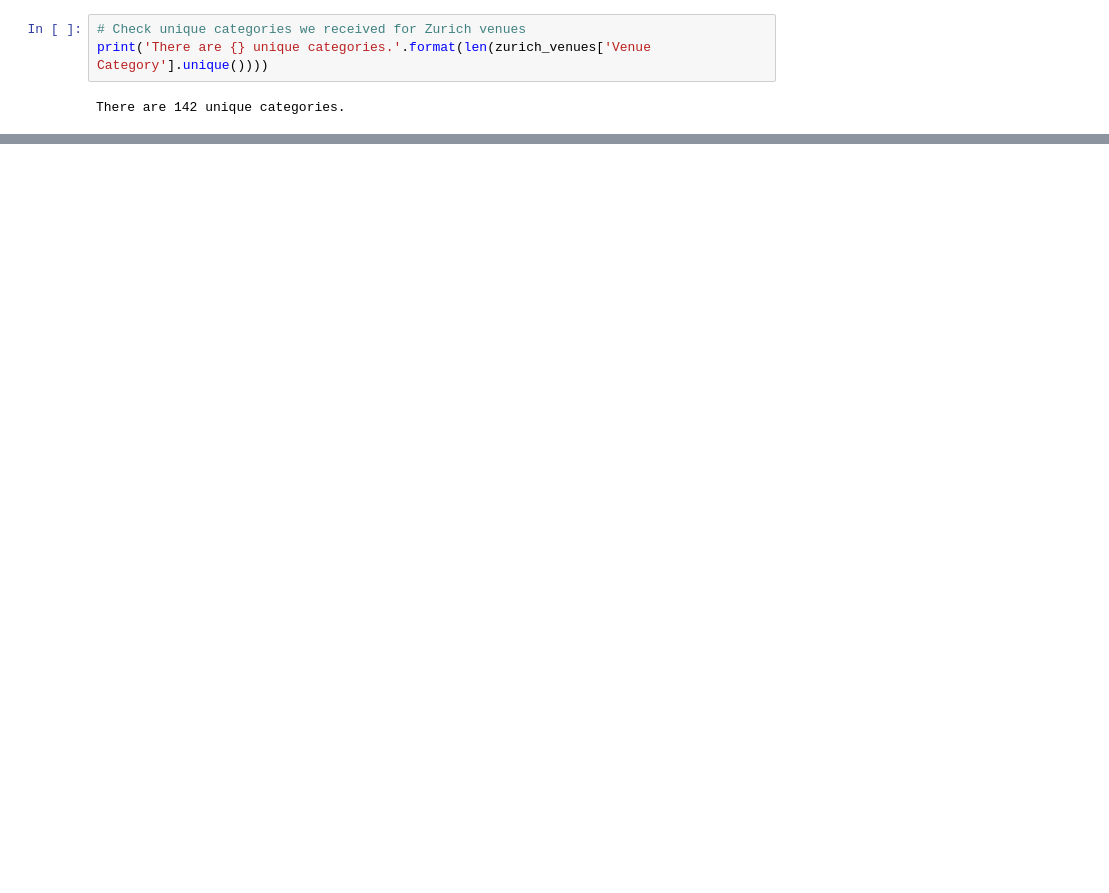
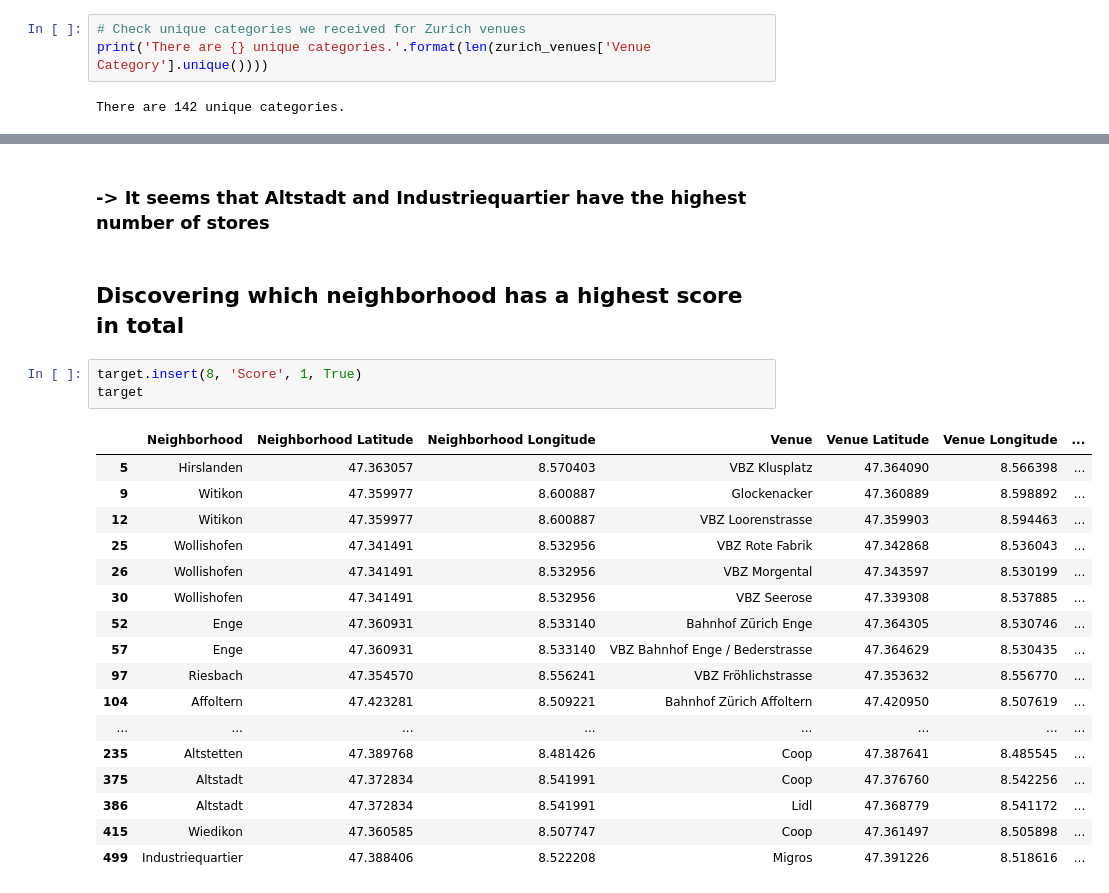
Before and after one commit to xanag/Coursera_Capstone, a Jupyter notebook: Final Capstone Project.ipynb, the cells around one changed output, grey strips where cells are left out. Cells and saved outputs as stored; diff of their text form; blank space fills up the shorter version.

```diff
--- a/Final Capstone Project.ipynb
+++ b/Final Capstone Project.ipynb
@@ -611,0 +481,25 @@ zurich_venues.groupby('Neighborhood').count().sort_values(by=['Venue'], ascendin
+# %% [markdown]
+### -> It seems that Altstadt and Industriequartier have the highest number of stores
+# %% [markdown]
+## Discovering which neighborhood has a highest score in total
+# %%
+target.insert(8, 'Score', 1, True)
+target
+# %% [output]
+|  | Neighborhood | Neighborhood Latitude | Neighborhood Longitude | Venue | Venue Latitude | Venue Longitude | ... |
+| 5 | Hirslanden | 47.363057 | 8.570403 | VBZ Klusplatz | 47.364090 | 8.566398 | ... |
+| 9 | Witikon | 47.359977 | 8.600887 | Glockenacker | 47.360889 | 8.598892 | ... |
+| 12 | Witikon | 47.359977 | 8.600887 | VBZ Loorenstrasse | 47.359903 | 8.594463 | ... |
+| 25 | Wollishofen | 47.341491 | 8.532956 | VBZ Rote Fabrik | 47.342868 | 8.536043 | ... |
+| 26 | Wollishofen | 47.341491 | 8.532956 | VBZ Morgental | 47.343597 | 8.530199 | ... |
+| 30 | Wollishofen | 47.341491 | 8.532956 | VBZ Seerose | 47.339308 | 8.537885 | ... |
+| 52 | Enge | 47.360931 | 8.533140 | Bahnhof Zürich Enge | 47.364305 | 8.530746 | ... |
+| 57 | Enge | 47.360931 | 8.533140 | VBZ Bahnhof Enge / Bederstrasse | 47.364629 | 8.530435 | ... |
+| 97 | Riesbach | 47.354570 | 8.556241 | VBZ Fröhlichstrasse | 47.353632 | 8.556770 | ... |
+| 104 | Affoltern | 47.423281 | 8.509221 | Bahnhof Zürich Affoltern | 47.420950 | 8.507619 | ... |
+| ... | ... | ... | ... | ... | ... | ... | ... |
+| 235 | Altstetten | 47.389768 | 8.481426 | Coop | 47.387641 | 8.485545 | ... |
+| 375 | Altstadt | 47.372834 | 8.541991 | Coop | 47.376760 | 8.542256 | ... |
+| 386 | Altstadt | 47.372834 | 8.541991 | Lidl | 47.368779 | 8.541172 | ... |
+| 415 | Wiedikon | 47.360585 | 8.507747 | Coop | 47.361497 | 8.505898 | ... |
+| 499 | Industriequartier | 47.388406 | 8.522208 | Migros | 47.391226 | 8.518616 | ... |
```
Also changed, not shown: parts of 67 cells of this notebook.
